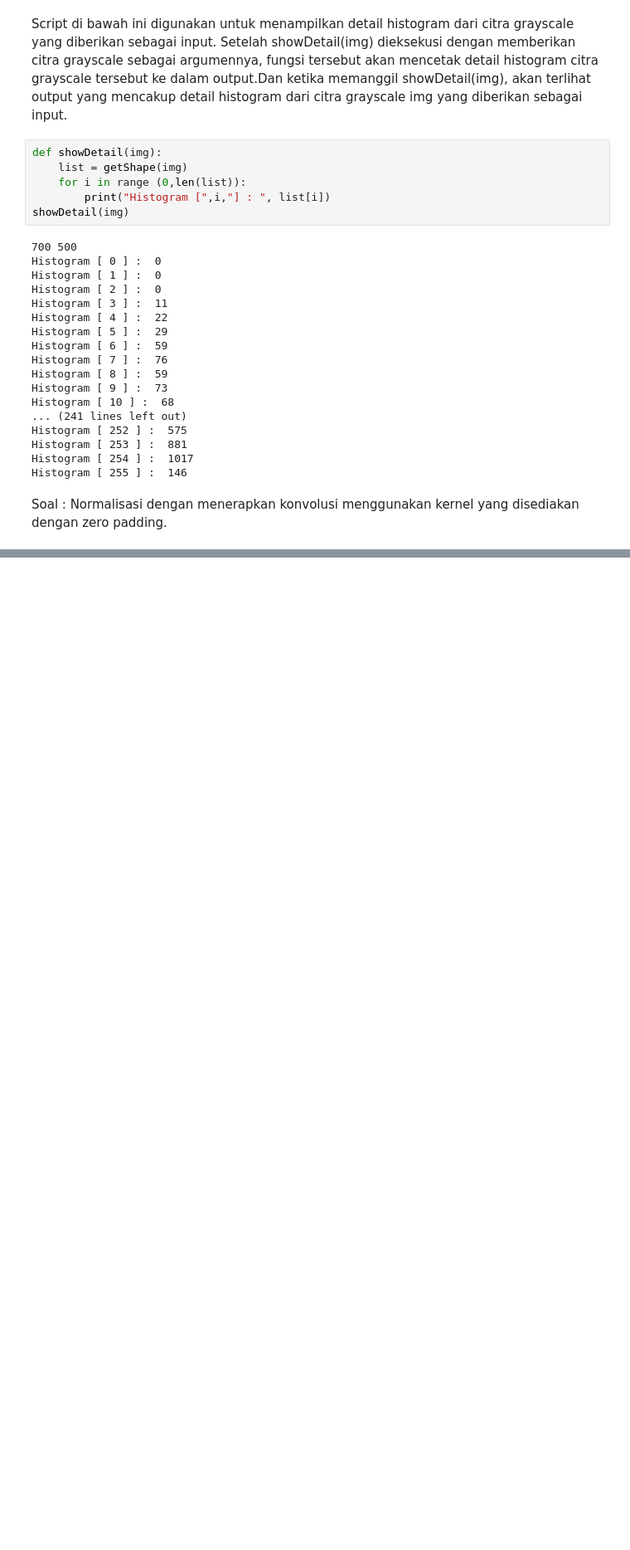
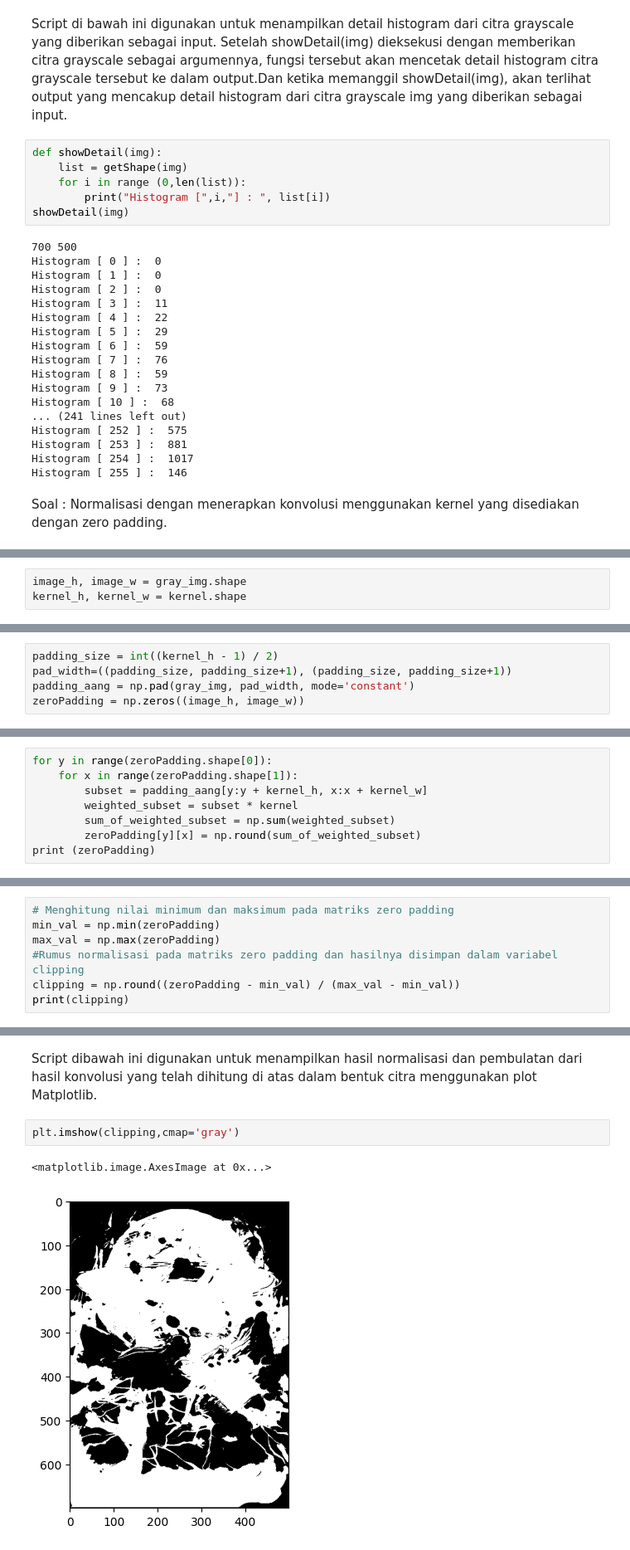
Before and after one commit to Digital-Image-Processing-2024/modul-1-jurnal-nabilaazkiya, a Jupyter notebook: Apatar.ipynb, the cells around one changed output, grey strips where cells are left out. Shown at 83% size. Cells and saved outputs as stored; diff of their text form; blank space fills up the shorter version.

```diff
--- a/Apatar.ipynb
+++ b/Apatar.ipynb
@@ -133,0 +149,3 @@ Soal : Normalisasi dengan menerapkan konvolusi menggunakan kernel yang disediaka
+# %%
+image_h, image_w = gray_img.shape
+kernel_h, kernel_w = kernel.shape
@@ -133,0 +154,5 @@ Soal : Normalisasi dengan menerapkan konvolusi menggunakan kernel yang disediaka
+# %%
+padding_size = int((kernel_h - 1) / 2)
+pad_width=((padding_size, padding_size+1), (padding_size, padding_size+1))
+padding_aang = np.pad(gray_img, pad_width, mode='constant')
+zeroPadding = np.zeros((image_h, image_w))
@@ -133,0 +161,8 @@ Soal : Normalisasi dengan menerapkan konvolusi menggunakan kernel yang disediaka
+# %%
+for y in range(zeroPadding.shape[0]):
+    for x in range(zeroPadding.shape[1]):
+        subset = padding_aang[y:y + kernel_h, x:x + kernel_w]
+        weighted_subset = subset * kernel
+        sum_of_weighted_subset = np.sum(weighted_subset)
+        zeroPadding[y][x] = np.round(sum_of_weighted_subset)
+print (zeroPadding)
@@ -133,0 +179,7 @@ Soal : Normalisasi dengan menerapkan konvolusi menggunakan kernel yang disediaka
+# %%
+# Menghitung nilai minimum dan maksimum pada matriks zero padding
+min_val = np.min(zeroPadding)
+max_val = np.max(zeroPadding)
+#Rumus normalisasi pada matriks zero padding dan hasilnya disimpan dalam variabel clipping
+clipping = np.round((zeroPadding - min_val) / (max_val - min_val))
+print(clipping)
@@ -133,0 +194,7 @@ Soal : Normalisasi dengan menerapkan konvolusi menggunakan kernel yang disediaka
+# %% [markdown]
+Script dibawah ini digunakan untuk menampilkan hasil normalisasi dan pembulatan dari hasil konvolusi yang telah dihitung di atas dalam bentuk citra menggunakan plot Matplotlib.
+# %%
+plt.imshow(clipping,cmap='gray')
+# %% [output]
+<matplotlib.image.AxesImage at 0x...>
+[figure, added]
```
Also changed, not shown: parts of 17 cells of this notebook.
